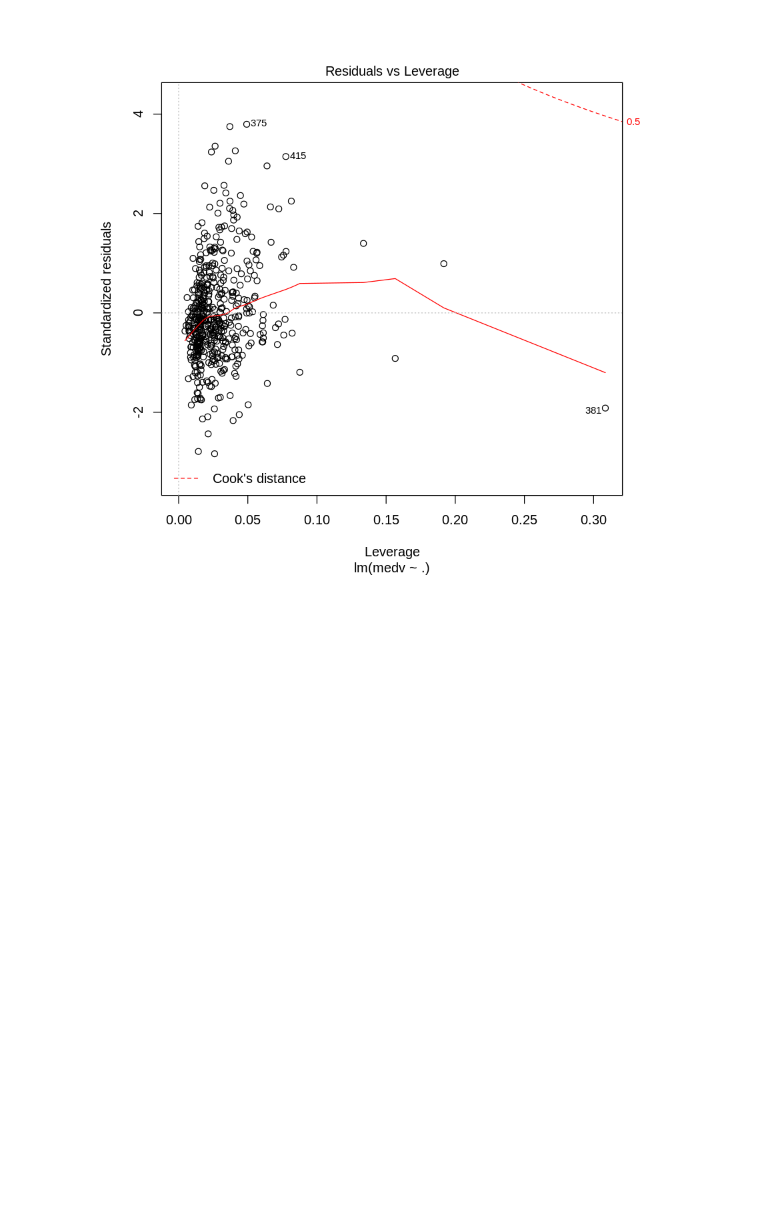
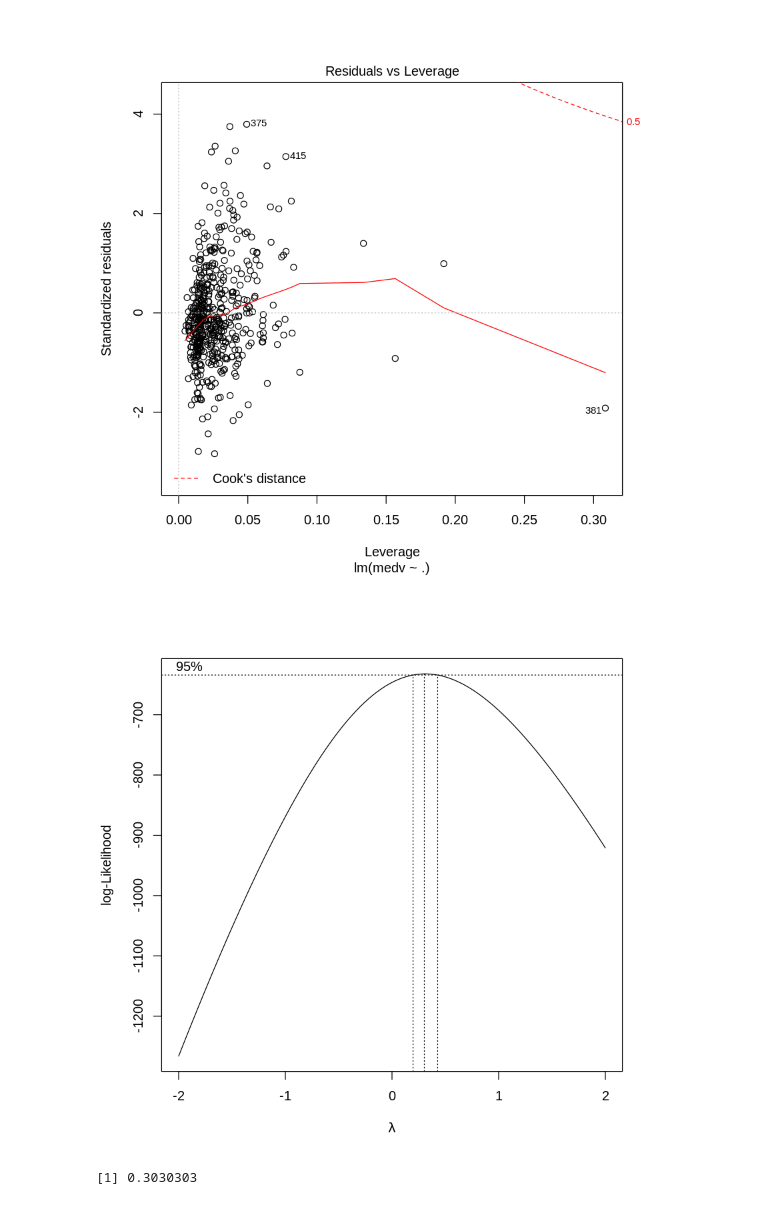
Before and after one commit to joshadkins09/aml_hw6, a Jupyter notebook: jda3_monroeb2_hw6.ipynb, the cells around one changed output. Drawn from its saved outputs; the diff is of its cells as text; code cells hidden in the pictures; blank space fills up the shorter version.

Commit message:
through boxcox

```diff
--- a/jda3_monroeb2_hw6.ipynb
+++ b/jda3_monroeb2_hw6.ipynb
@@ -42,7 +53,8 @@ head(scd)
        369        373        365        366        370        413
 0.16567369 0.09409651 0.06942966 0.06718425 0.05526255 0.05004117
 # %%
-model <- lm(medv ~ ., data=df[-c(369, 372, 373, 370, 366, 368, 371, 413, 365), ])
+trimmed <- df[-c(369, 372, 373, 370, 366, 368, 371, 413, 365), ]
+model <- lm(medv ~ ., data=trimmed)
 plot(model)
 # %% [output]
 [figure]
@@ -51,0 +66,8 @@ plot(model)
+# %%
+bc <- boxcox(model)
+# %% [output]
+[figure, added]
+# %%
+bc$x[which.max(bc$y)]
+# %% [output]
+[1] 0.3030303
```
Also changed, not shown: parts of 4 cells of this notebook, 1 other file.
